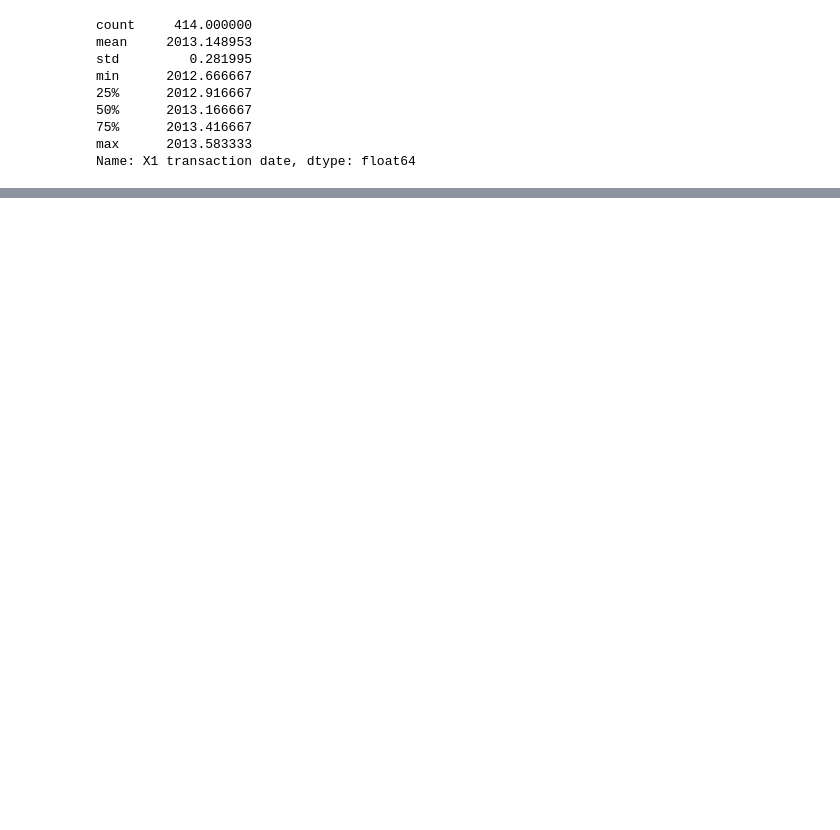
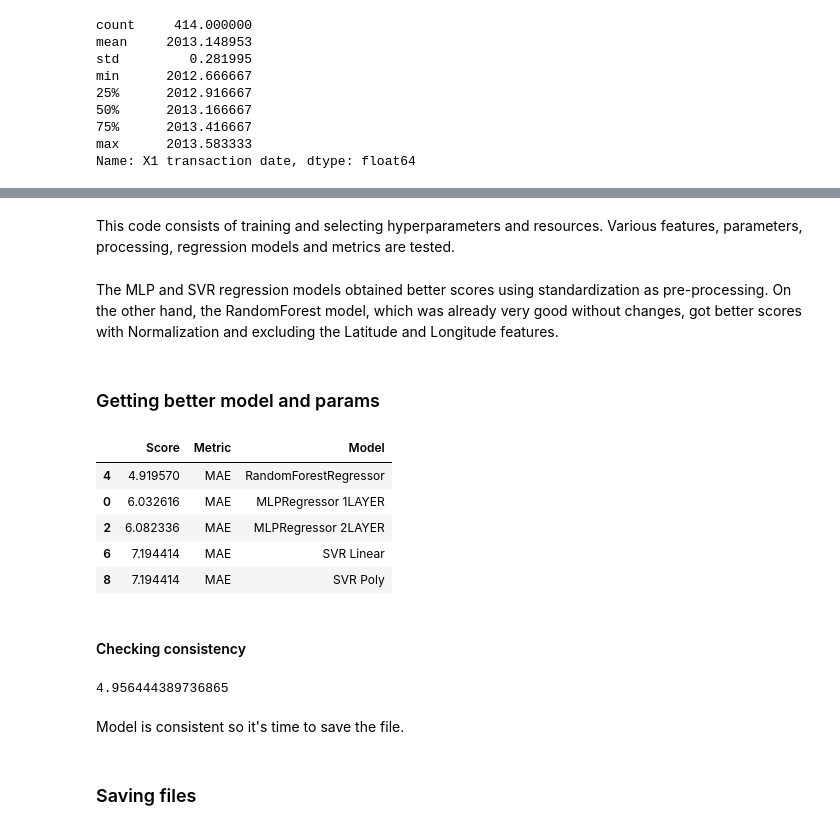
Before and after one commit to GeovaneBarros/Mentoria_Lead, a Jupyter notebook: exercicio_final_regression.ipynb, the cells around one changed output, grey strips where cells are left out. Cells and saved outputs as stored; diff of their text form; code cells hidden in the pictures; blank space fills up the shorter version.

```diff
--- a/exercicio_final_regression.ipynb
+++ b/exercicio_final_regression.ipynb
@@ -201,0 +177,29 @@ RMSE of LinearRegression = 8.794230930607048
+# %% [markdown]
+This code consists of training and selecting hyperparameters and resources. Various features, parameters, processing, regression models and metrics are tested.
+# %% [markdown]
+The MLP and SVR regression models obtained better scores using standardization as pre-processing. On the other hand, the RandomForest model, which was already very good without changes, got better scores with Normalization and excluding the Latitude and Longitude features.
+# %% [markdown]
+### Getting better model and params
+# %%
+dataframe.sort_values(by='Score').head()
+# %% [output]
+|  | Score | Metric | Model |
+| 4 | 4.919570 | MAE | RandomForestRegressor |
+| 0 | 6.032616 | MAE | MLPRegressor 1LAYER |
+| 2 | 6.082336 | MAE | MLPRegressor 2LAYER |
+| 6 | 7.194414 | MAE | SVR Linear |
+| 8 | 7.194414 | MAE | SVR Poly |
+# %% [markdown]
+#### Checking consistency
+# %%
+mean = []
+for i in range(50):
+    X_train, X_test, y_train, y_test = train_test_split(df.drop(columns=['X5 latitude', 'X6 longitude','Y house price of unit area']),df['Y house price of unit area'], shuffle=True, random_state=i)
+    normalizer = Normalizer().fit(X_train)
+    X_train = normalizer.transform(X_train)
+    X_test = normalizer.transform(X_test)
+    regressor = GridSearchCV(RandomForestRegressor(), {'n_estimators': [100]})
+    regressor.fit(X_train, y_train)
+    mean.append(mean_absolute_error(y_test,regressor.predict(X_test)))
+# %% [output]
+4.956444389736865
@@ -201,0 +209,4 @@ RMSE of LinearRegression = 8.794230930607048
+# %% [markdown]
+Model is consistent so it's time to save the file.
+# %% [markdown]
+### Saving files
```
Also changed, not shown: parts of 53 cells of this notebook, 5 other files.
